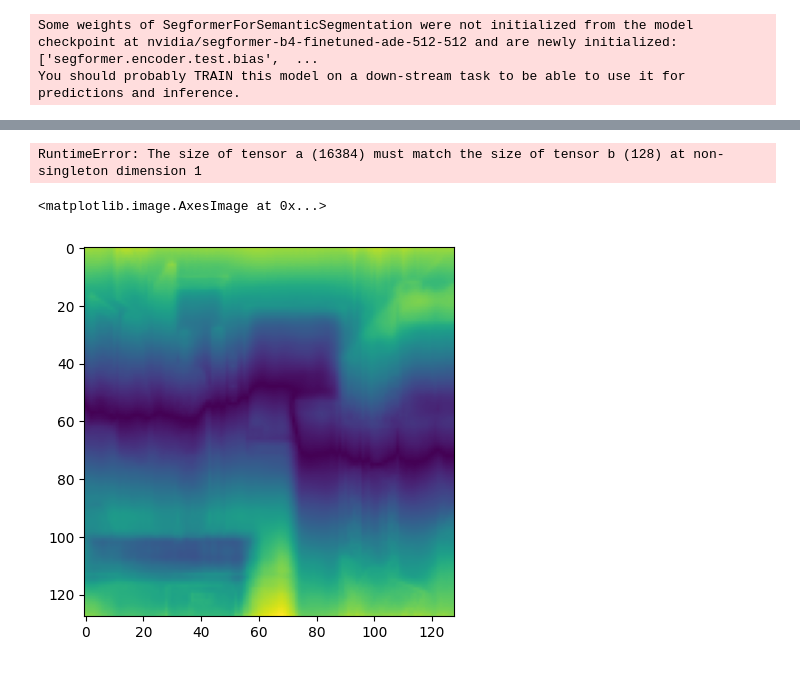
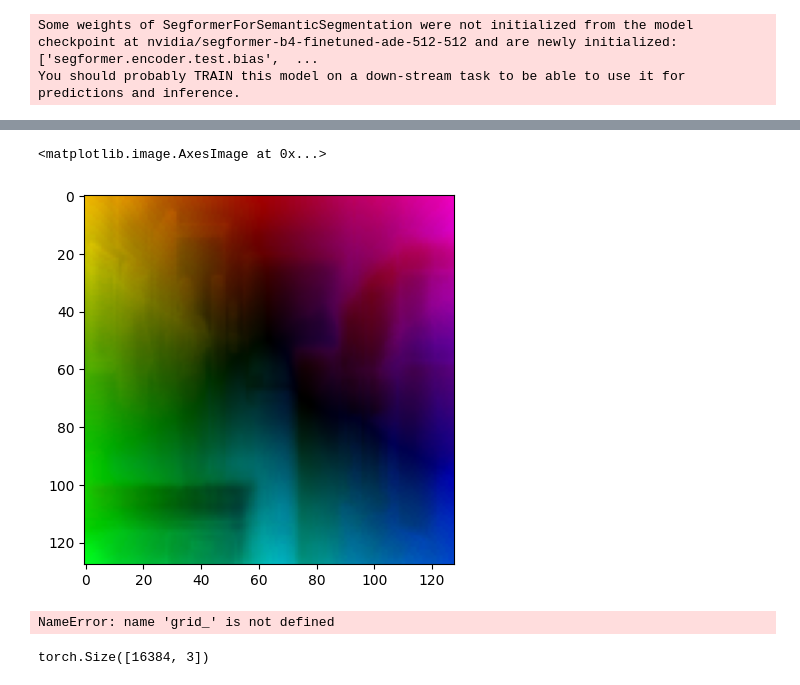
Before and after one commit to weathon/remeow, a Jupyter notebook: flow.ipynb, the cells around one changed output, grey strips where cells are left out. Drawn from its saved outputs; the diff is of its cells as text; code cells hidden in the pictures.

Commit message:
found error

```diff
--- a/flow.ipynb
+++ b/flow.ipynb
@@ -47,14 +50,29 @@ pylab.imshow(cv2.cvtColor((grid_.numpy()/128 * 255).astype(np.uint8), cv2.COLOR_
-# %%
-import numpy as np
-matching = (image1_feature @ image2_feature.T)/np.sqrt(768)
-flow = (matching.softmax(0)[:,:,None] * grid_ - grid_).detach()/128
-pylab.imshow(cv2.cvtColor((flow.numpy() * 255).astype(np.uint8), cv2.COLOR_HSV2BGR))
-# %% [output]
-RuntimeError: The size of tensor a (16384) must match the size of tensor b (128) at non-singleton dimension 1
-# %%
-flow = torch.abs((matching.softmax(-1) @ grid_.flatten(0, 1)) - grid_.flatten(0, 1)).reshape(128,128,3).detach()/128
-# pylab.imshow(cv2.cvtColor((flow.numpy() * 255).astype(np.uint8), cv2.COLOR_HSV2BGR))
-pylab.imshow(flow[:,:,0].detach().numpy())
-# %% [output]
-<matplotlib.image.AxesImage at 0x...>
-[figure, removed]
+# %%
+import numpy as np
+import cv2
+matching = (image1_feature @ image2_feature.T)/np.sqrt(768)
+flow = (((matching.softmax(-1) @ grid.flatten(0, 1)) - grid.flatten(0, 1)).reshape(128,128,2).detach()/128)
+# flow = torch.stack([flow[:,:,0], torch.ones(size=flow[:,:,1].shape), flow[:,:,1]], dim=-1)
+# pylab.imshow(cv2.cvtColor((flow.numpy() * 200).astype(np.uint8), cv2.COLOR_HSV2BGR))
+# pylab.imshow(flow.abs().max(-1).values.detach().numpy())
+# pylab.imshow(matching.detach())
+
+hsv = np.zeros((128,128,3), dtype=np.uint8)
+hsv[..., 1] = 255
+
+mag, ang = cv2.cartToPolar(flow[..., 0].detach().numpy(), flow[..., 1].detach().numpy())
+hsv[..., 0] = ang*180/np.pi/2
+hsv[..., 2] = cv2.normalize(mag, None, 0, 255, cv2.NORM_MINMAX)
+rgb = cv2.cvtColor(hsv, cv2.COLOR_HSV2RGB) #huxikunduzikun cannot do this because background has same embeding values
+pylab.imshow(rgb)
+# %% [output]
+<matplotlib.image.AxesImage at 0x...>
+[figure, added]
+# %%
+(matching.softmax(-1) @ grid_.flatten(0, 1)).shape, grid_.flatten(0, 1).shape
+# %% [output]
+NameError: name 'grid_' is not defined
+# %%
+grid_.flatten(0, 1).shape
+# %% [output]
+torch.Size([16384, 3])
```
Also changed, not shown: parts of 5 cells of this notebook.
